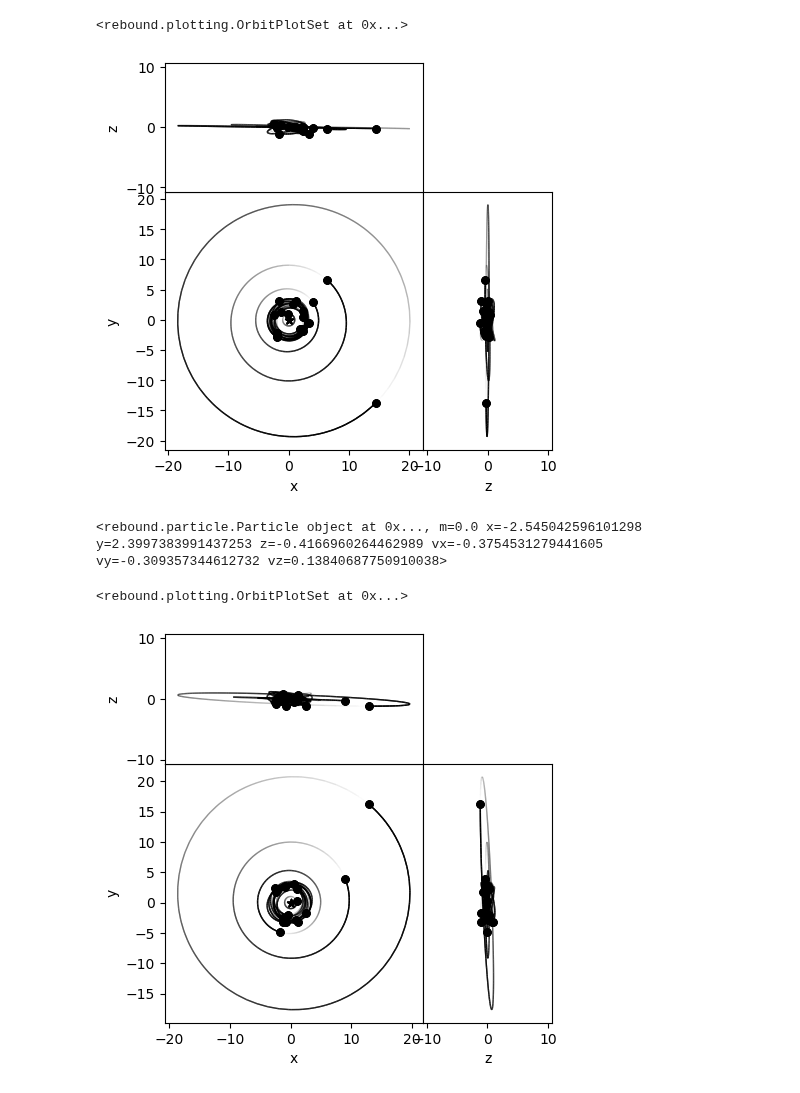
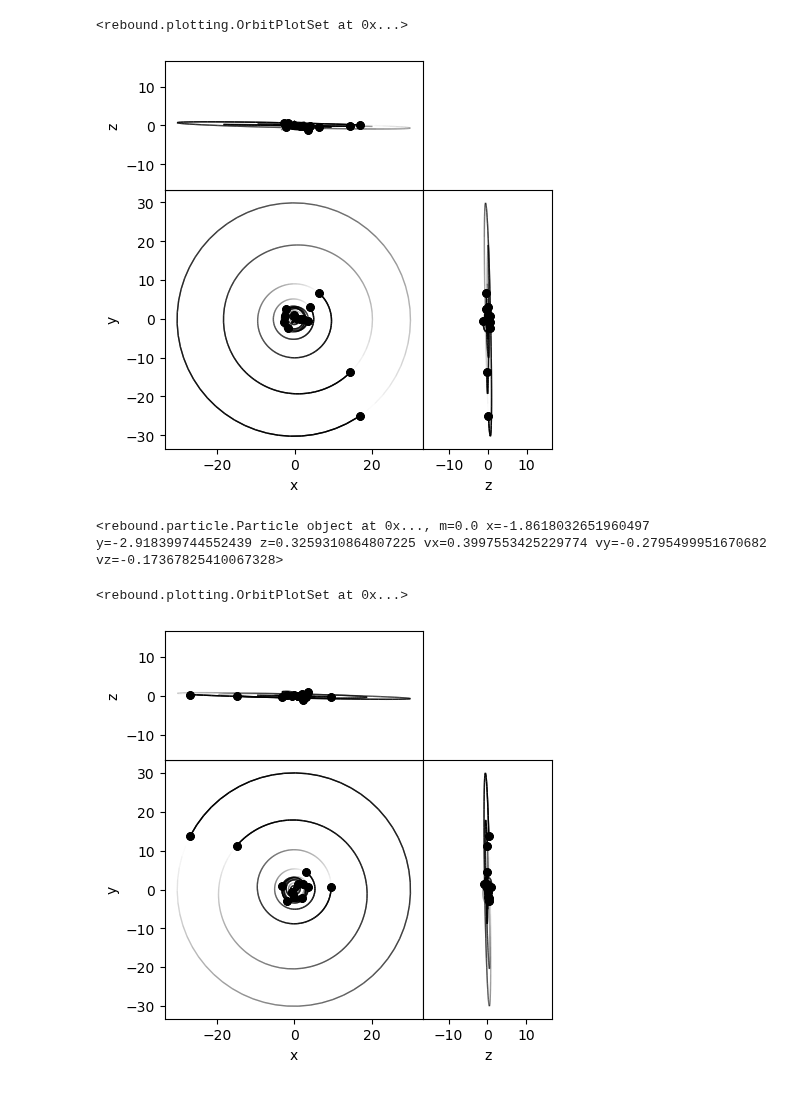
Before and after one commit to crankymax/asteroid_families, a Jupyter notebook: luther_checks.ipynb, the cells around one changed output. Saved outputs shown, nothing was run; the diff lists cells and outputs as text; code cells hidden in the pictures.

```diff
--- a/luther_checks.ipynb
+++ b/luther_checks.ipynb
@@ -19,16 +19,16 @@ print(luthys[0].particles[6])
 # %%
-rb.OrbitPlotSet(luthys[0])
+rb.OrbitPlotSet(luthys)
 # %% [output]
 <rebound.plotting.OrbitPlotSet at 0x...>
-[figure, old version]
+[figure, new version]
 # %%
-luthy_fins = [ rb.Simulation(f'./luthera_sims/luther_sim_{sim_no:04}_fin.bin') for sim_no in range(6)]
+luthy_fins = rb.Simulation(f'./run_logs/luther_sim_00005_fin.bin')
 
-print(luthy_fins[0].particles[6])
+print(luthy_fins.particles[8])
 # %% [output]
-<rebound.particle.Particle object at 0x..., m=0.0 x=-2.545042596101298 y=2.3997383991437253 z=-0.4166960264462989 vx=-0.3754531279441605 vy=-0.309357344612732 vz=0.13840687750910038>
+<rebound.particle.Particle object at 0x..., m=0.0 x=-1.8618032651960497 y=-2.918399744552439 z=0.3259310864807225 vx=0.3997553425229774 vy=-0.2795499951670682 vz=-0.17367825410067328>
 # %%
-rb.OrbitPlotSet(luthy_fins[0])
+rb.OrbitPlotSet(luthy_fins)
 # %% [output]
 <rebound.plotting.OrbitPlotSet at 0x...>
-[figure, old version]
+[figure, new version]
```
Also changed, not shown: parts of 6 cells of this notebook, 7 other files.
